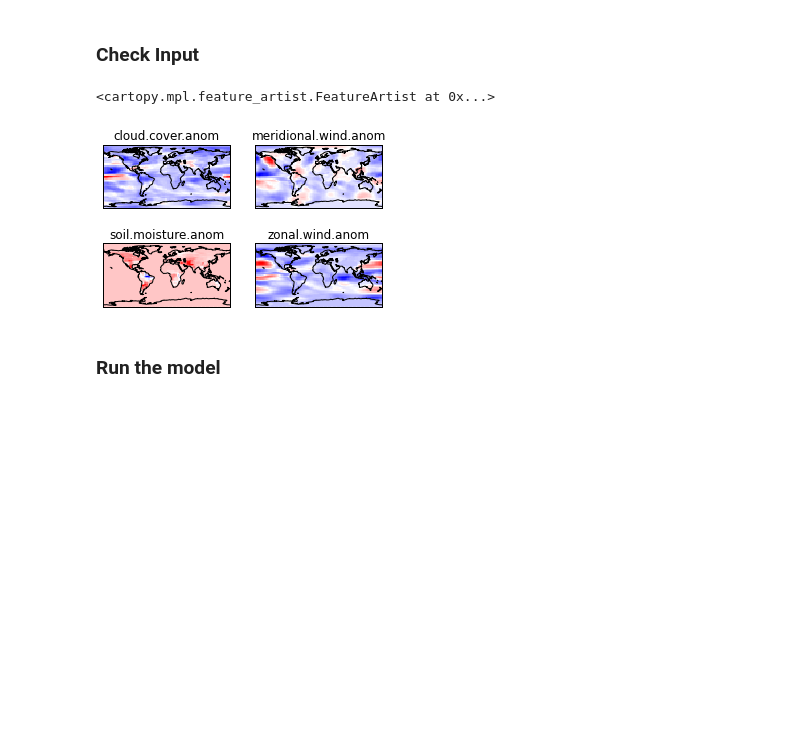
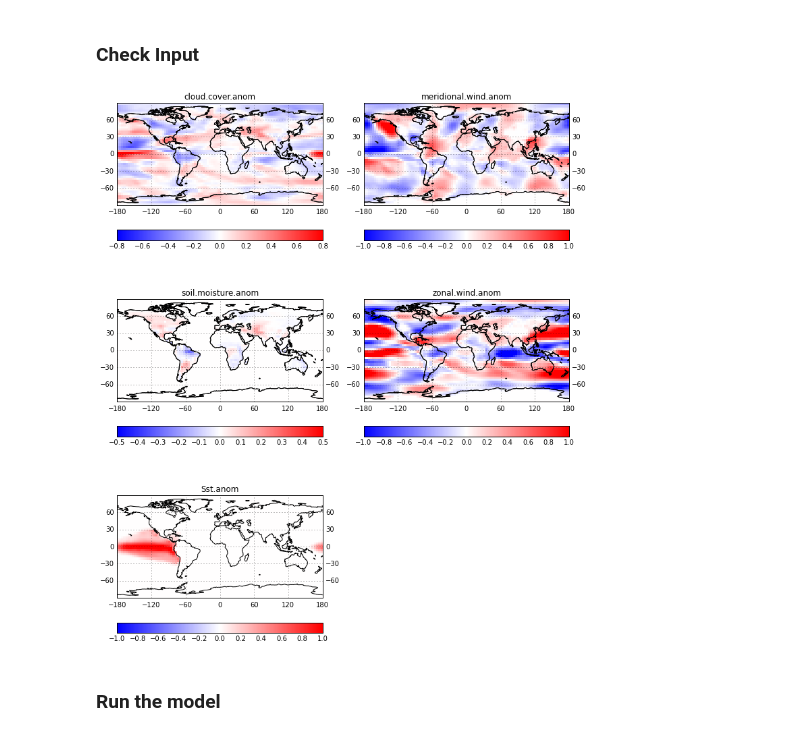
Before and after one commit to nltyrrell/greb_tools, a Jupyter notebook: greb_exp_4ysl_composites.ipynb, the cells around one changed output. Drawn from its saved outputs; the diff is of its cells as text; code cells hidden in the pictures; blank space fills up the shorter version.

```diff
--- a/greb_exp_4ysl_composites.ipynb
+++ b/greb_exp_4ysl_composites.ipynb
@@ -32,15 +46,16 @@ import greb_tools as gt
 # %% [markdown]
 Define the experiment name
 # %%
-#exp = "cld.pos.4ycomp"
+# exp = "cld.pos.4ycomp"
 # exp = "smc.neg"    trop = iris.Constraint(air_pressure = lambda p: plev_top <= p <= plev_bottom)
 # exp = "smc.pos.4ycomp"
 # exp = "clim"
 # exp = "u_anom.pos.4ycomp"
-exp = "sst_anom.pos.4ycomp"
+# exp = "sst_anom.pos.4ycomp"
 # exp = "uv_anom.pos.4ycomp"
 # exp = "v_anom.pos.4ycomp"
 # exp = "icealb"
 # exp = "all.pos.4ycomp"
+exp = "all_sst.pos.4ycomp"
 print exp
 # %% [output]
@@ -202,27 +268,36 @@ Namelist changed to 'all' experiment
 # %% [markdown]
 ### Check Input
 # %%
+# savefig = True
 anom_list = gt.read_anom_bin()
-fig = plt.figure(figsize=(5,5))
-plt.subplot(3,2,1)
-iplt.pcolormesh(anom_list[0][:,:,-1],cmap='bwr')
+fig = plt.figure(figsize=(12,20))
+plt.subplot(4,2,1)
+qplt.pcmeshclf(anom_list[0][:,:,-1],hold=True,vmin=-0.8,vmax=0.8) #,cmap='bwr')
 plt.title(anom_list[0].long_name)
 plt.gca().coastlines()
-plt.subplot(3,2,2)
-iplt.pcolormesh(anom_list[1][:,:,-1],cmap='bwr')
+plt.subplot(4,2,2)
+qplt.pcmeshclf(anom_list[1][:,:,-1],hold=True,vmin=-1.0,vmax=1.0) #,cmap='bwr')
 plt.title(anom_list[1].long_name)
 plt.gca().coastlines()
-plt.subplot(3,2,3)
-iplt.pcolormesh(anom_list[2][:,:,-1],cmap='bwr')
+plt.subplot(4,2,3)
+qplt.pcmeshclf(anom_list[2][:,:,-1],hold=True,vmin=-0.50,vmax=0.50) #,cmap='bwr')
 plt.title(anom_list[2].long_name)
 plt.gca().coastlines()
-plt.subplot(3,2,4)
-iplt.pcolormesh(anom_list[3][:,:,-1],cmap='bwr')
+plt.subplot(4,2,4)
+qplt.pcmeshclf(anom_list[3][:,:,-1],hold=True,vmin=-1.0,vmax=1.0) #,cmap='bwr')
 plt.title(anom_list[3].long_name)
 plt.gca().coastlines()
+if (exp == 'sst_anom.pos.4ycomp') or (exp == 'all_sst.pos.4ycomp'):
+    ssta = gt.read_anom_data('sst.anom')
+    plt.subplot(4,2,5)
+    qplt.pcmeshclf(ssta[:,:,-1],hold=True,vmin=-1.0,vmax=1.0) #,cmap='bwr')
+if savefig:
+    plt.savefig('./figures/anom.input.4ycomp.pdf')
+#    iplt.pcolormesh(ssta[:,:,-1],cmap='bwr')
+#    plt.gca().coastlines()
+#    plt.title(ssta.long_name)
 # %% [output]
-<cartopy.mpl.feature_artist.FeatureArtist at 0x...>
-[figure, old version]
+[figure, new version]
 # %% [markdown]
 ### Run the model
 # %%
```
Also changed, not shown: parts of 15 cells of this notebook, 7 other files.
